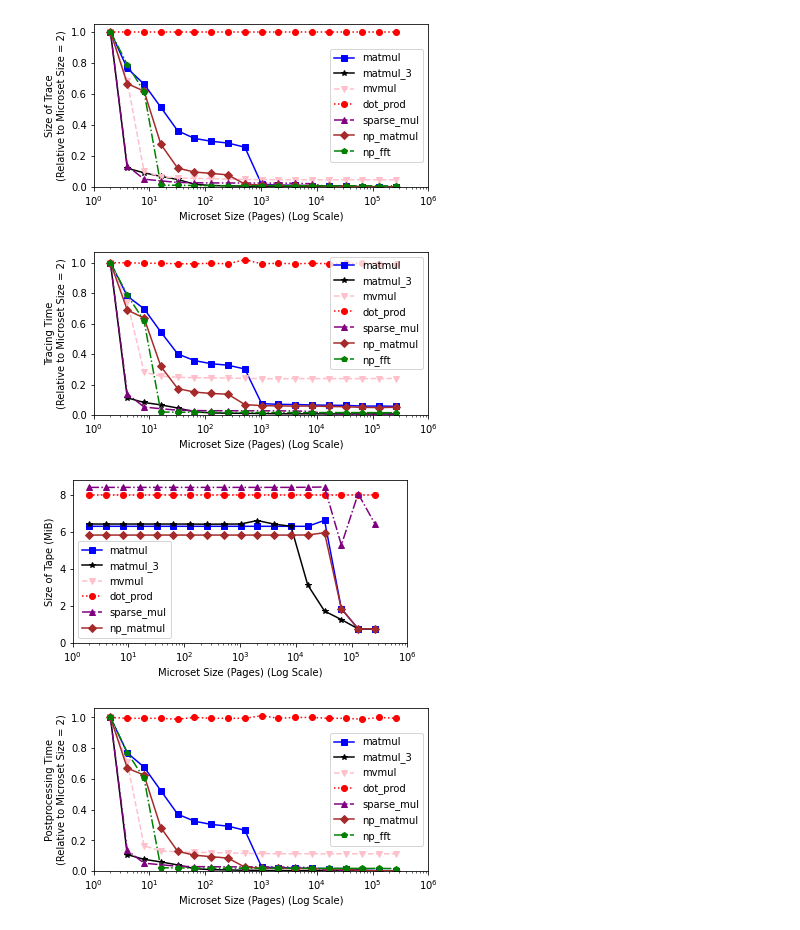
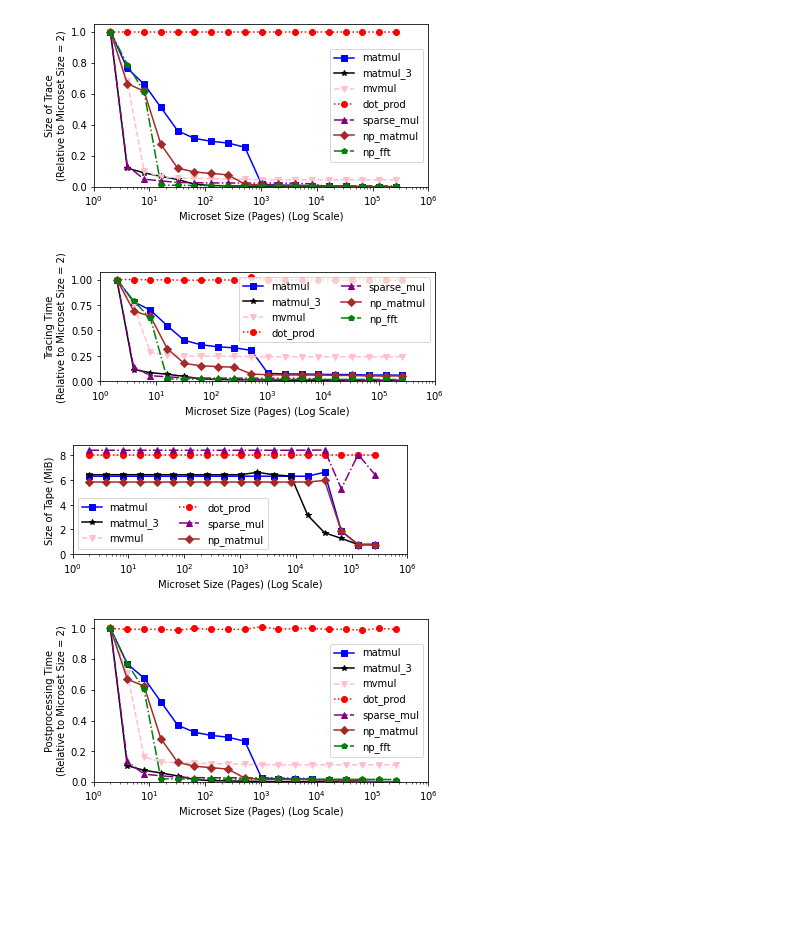
Before and after one commit to samkumar/prefetching-data, a Jupyter notebook: tracing-data/tracing.ipynb, the cells around one changed output. Cells and saved outputs as stored; diff of their text form; code cells hidden in the pictures; blank space fills up the shorter version.

```diff
--- a/tracing-data/tracing.ipynb
+++ b/tracing-data/tracing.ipynb
@@ -136,27 +136,27 @@ plt.show()
 # %% [output]
 [figure]
 # %%
-plt.figure(figsize = (6, 3))
+plt.figure(figsize = (6, 2))
 
 for i, workload in enumerate(workloads):
     sweep = parse_sweep(workload, "tracing", "tracing_results_uset")
     plt.plot(US_SIZES, [sweep.by_uss[us_size].wall_clock_time / sweep.by_uss[US_SIZES[0]].wall_clock_time for us_size in US_SIZES], **styles[i])
 
-plt.legend()
+plt.legend(ncol = 2)
 
 plt.xlabel("Microset Size (Pages) (Log Scale)")
 plt.ylabel("Tracing Time\n(Relative to Microset Size = 2)")
 
 plt.xscale("log")
 
 plt.xlim(left = 1, right = 10 ** 6)
 plt.ylim(bottom = 0)
 
 plt.show()
 # %% [output]
-[figure, old version]
+[figure, new version]
 # %%
-plt.figure(figsize = (6, 3))
+plt.figure(figsize = (6, 2))
 
 for i, workload in enumerate(workloads):
     if workload == "pyfft":
@@ -164,7 +164,7 @@ for i, workload in enumerate(workloads):
     sweep = parse_sweep(workload, "postprocessing", "tracing_results_uset")
     plt.plot(US_SIZES, [sweep.by_uss_ratio[(us_size, 30)].tape_size / (1 << 20) for us_size in US_SIZES], **styles[i])
 
-plt.legend()
+plt.legend(ncol = 2)
 
 plt.xlabel("Microset Size (Pages) (Log Scale)")
 plt.ylabel("Size of Tape (MiB)")
@@ -176,7 +176,7 @@ plt.ylim(bottom = 0)
 
 plt.show()
 # %% [output]
-[figure, old version]
+[figure, new version]
 # %%
 plt.figure(figsize = (6, 3))
 
```
Also changed, not shown: parts of 2 cells of this notebook, 2 other files.
